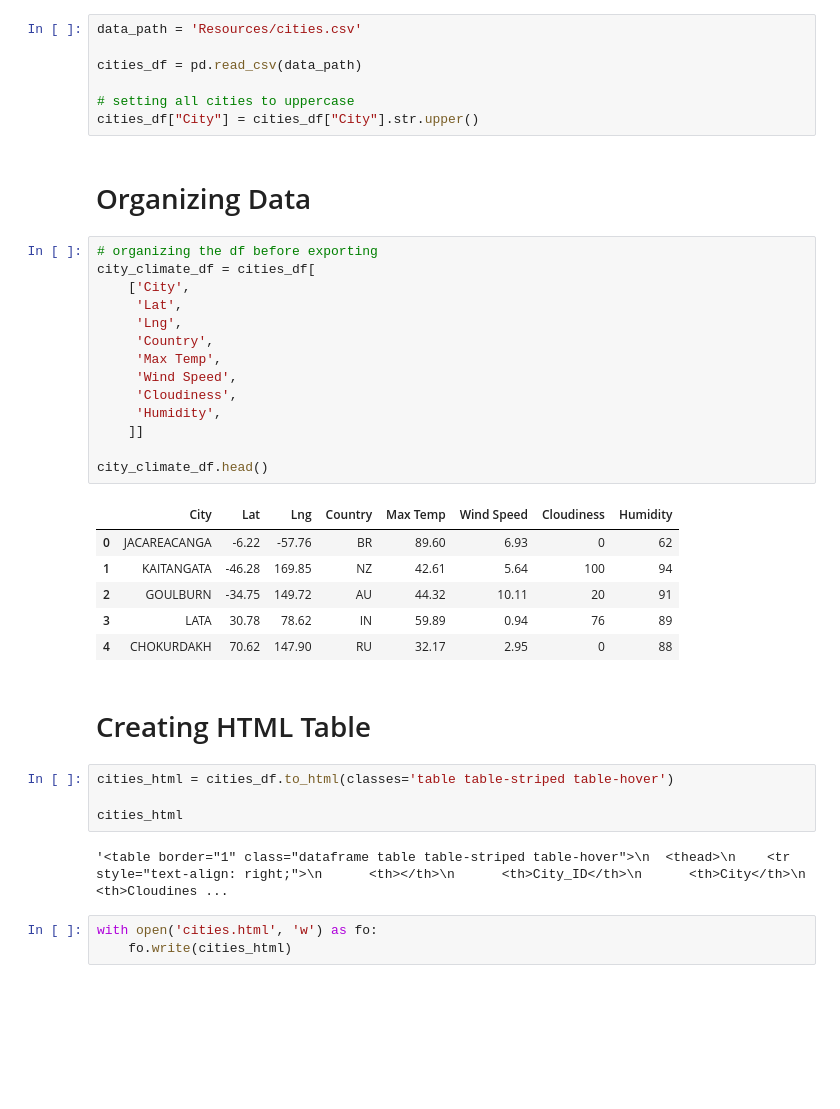
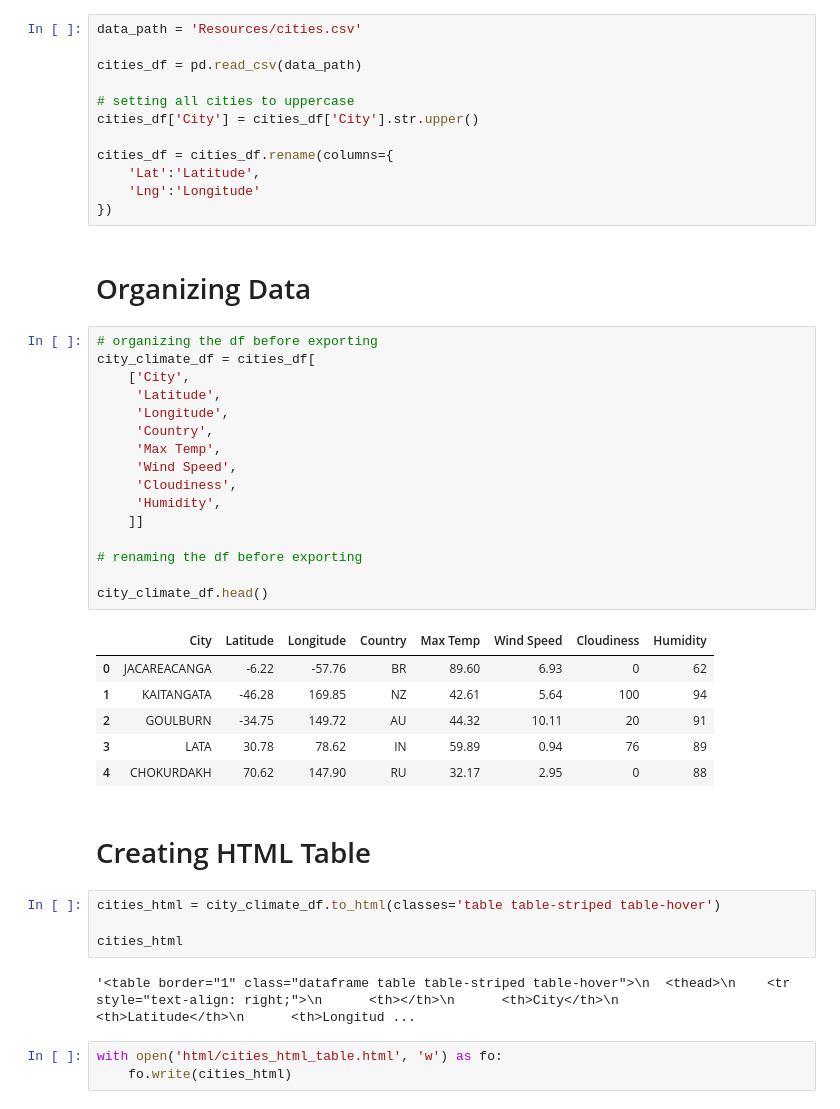
Before and after one commit to ChrisBen191/WebVisualDashboard, a Jupyter notebook: cities_data_analysis.ipynb, the cells around one changed output. Cells and saved outputs as stored; diff of their text form; blank space fills up the shorter version.

Commit message:
updating html for cities table

```diff
--- a/cities_data_analysis.ipynb
+++ b/cities_data_analysis.ipynb
@@ -9,25 +9,32 @@ data_path = 'Resources/cities.csv'
 cities_df = pd.read_csv(data_path)
 
 # setting all cities to uppercase
-cities_df["City"] = cities_df["City"].str.upper()
+cities_df['City'] = cities_df['City'].str.upper()
+
+cities_df = cities_df.rename(columns={
+    'Lat':'Latitude',
+    'Lng':'Longitude'
+})
 # %% [markdown]
 # Organizing Data
 # %%
 # organizing the df before exporting
 city_climate_df = cities_df[
     ['City',
-     'Lat',
-     'Lng',
+     'Latitude',
+     'Longitude',
      'Country',
      'Max Temp',
      'Wind Speed',
      'Cloudiness',
      'Humidity',
     ]]
 
+# renaming the df before exporting
+
 city_climate_df.head()
 # %% [output]
-|  | City | Lat | Lng | Country | Max Temp | Wind Speed | Cloudiness | Humidity |
+|  | City | Latitude | Longitude | Country | Max Temp | Wind Speed | Cloudiness | Humidity |
 | 0 | JACAREACANGA | -6.22 | -57.76 | BR | 89.60 | 6.93 | 0 | 62 |
 | 1 | KAITANGATA | -46.28 | 169.85 | NZ | 42.61 | 5.64 | 100 | 94 |
 | 2 | GOULBURN | -34.75 | 149.72 | AU | 44.32 | 10.11 | 20 | 91 |
@@ -36,11 +43,11 @@ city_climate_df.head()
 # %% [markdown]
 # Creating HTML Table
 # %%
-cities_html = cities_df.to_html(classes='table table-striped table-hover')
+cities_html = city_climate_df.to_html(classes='table table-striped table-hover')
 
 cities_html
 # %% [output]
-'<table border="1" class="dataframe table table-striped table-hover">\n  <thead>\n    <tr style="text-align: right;">\n      <th></th>\n      <th>City_ID</th>\n      <th>City</th>\n      <th>Cloudines ...
+'<table border="1" class="dataframe table table-striped table-hover">\n  <thead>\n    <tr style="text-align: right;">\n      <th></th>\n      <th>City</th>\n      <th>Latitude</th>\n      <th>Longitud ...
 # %%
-with open('cities.html', 'w') as fo:
+with open('html/cities_html_table.html', 'w') as fo:
     fo.write(cities_html)
```
Also changed, not shown: 2 other files.
